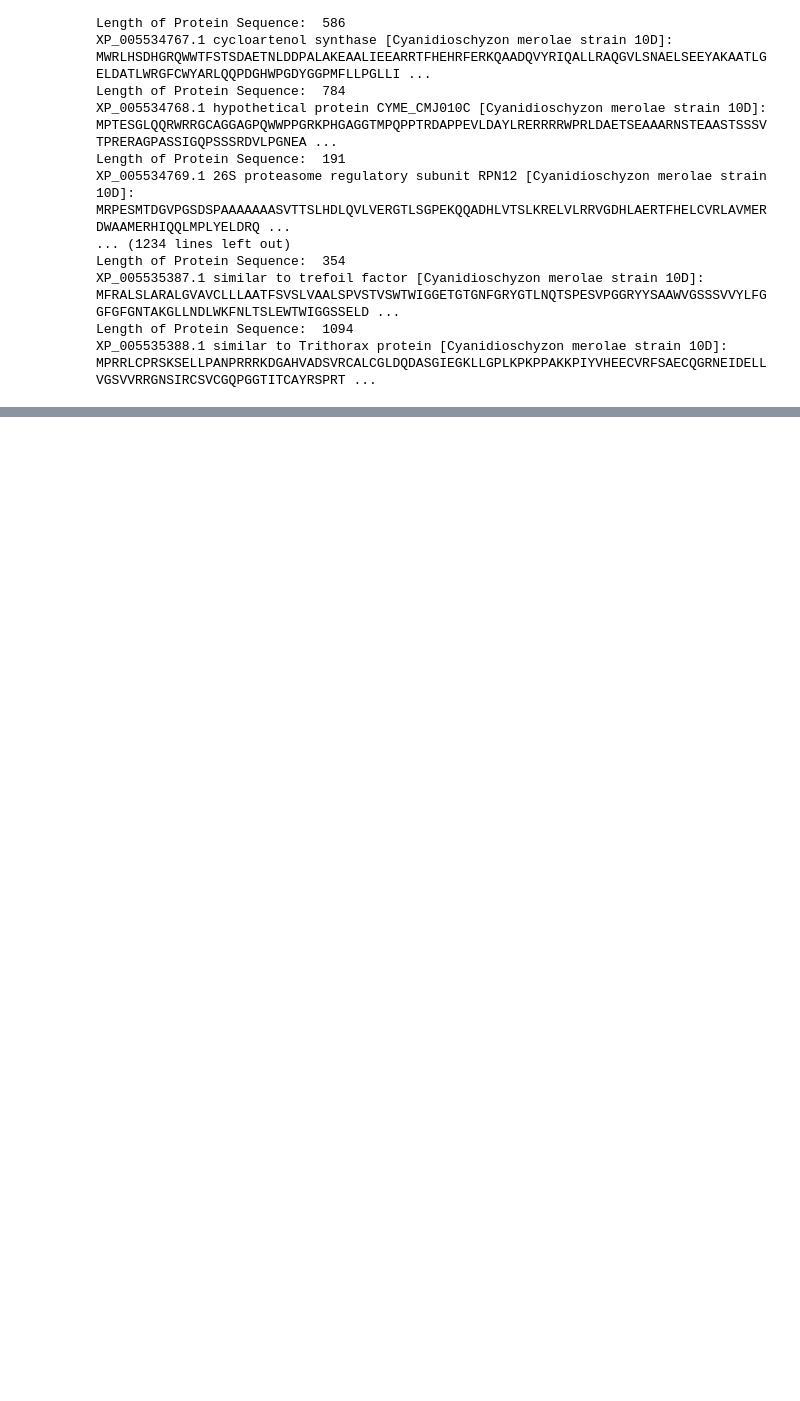
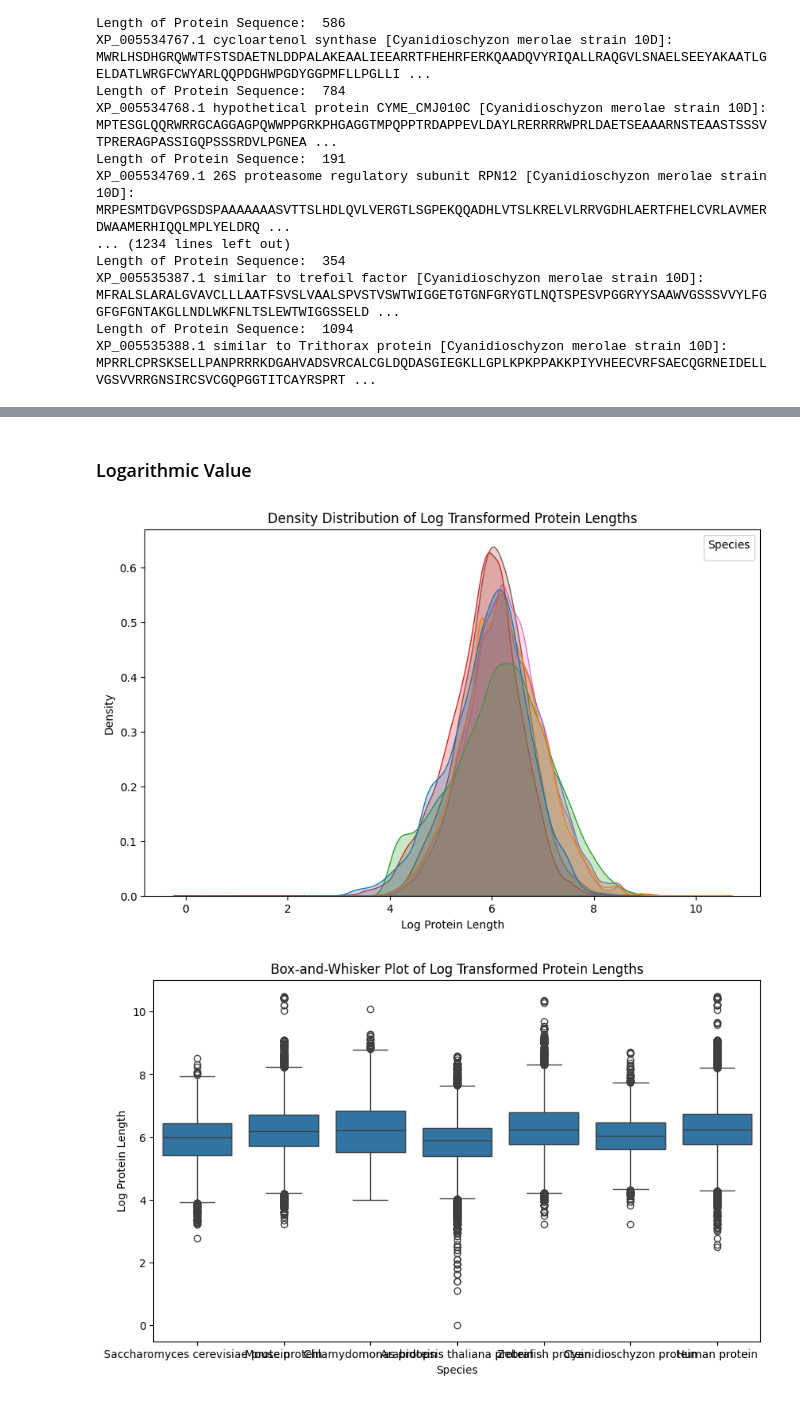
Before and after one commit to jarondlk/info-bio-exercise, a Jupyter notebook: assignment01.ipynb, the cells around one changed output, grey strips where cells are left out. Drawn from its saved outputs; the diff is of its cells as text; code cells hidden in the pictures; blank space fills up the shorter version.

```diff
--- a/assignment01.ipynb
+++ b/assignment01.ipynb
@@ -76,0 +208,34 @@ XP_005535388.1 similar to Trithorax protein [Cyanidioschyzon merolae strain 10D]
+# %% [markdown]
+### Logarithmic Value
+# %%
+
+# Apply logarithmic transformation and visualize again if needed
+df['Log Protein Length'] = np.log(df['Protein Length'])
+
+# Density Distribution on Log Scale
+plt.figure(figsize=(10, 6))
+sns.kdeplot(data=df, x='Log Protein Length', hue='Species', fill=True, common_norm=False)
+plt.title('Density Distribution of Log Transformed Protein Lengths')
+plt.xlabel('Log Protein Length')
+plt.ylabel('Density')
+plt.legend(title='Species')
+plt.show()
+
+# Box-and-Whisker Plot on Log Scale
+plt.figure(figsize=(10, 6))
+sns.boxplot(data=df, x='Species', y='Log Protein Length')
+plt.title('Box-and-Whisker Plot of Log Transformed Protein Lengths')
+plt.xlabel('Species')
+plt.ylabel('Log Protein Length')
+plt.show()
+
+# Violin Plot on Log Scale
+plt.figure(figsize=(10, 6))
+sns.violinplot(data=df, x='Species', y='Log Protein Length', inner='quartile')
+plt.title('Violin Plot of Log Transformed Protein Lengths')
+plt.xlabel('Species')
+plt.ylabel('Log Protein Length')
+plt.show()
+# %% [output]
+[figure, added]
+[figure, added]
```
Also changed, not shown: parts of 23 cells of this notebook, 3 other files.
